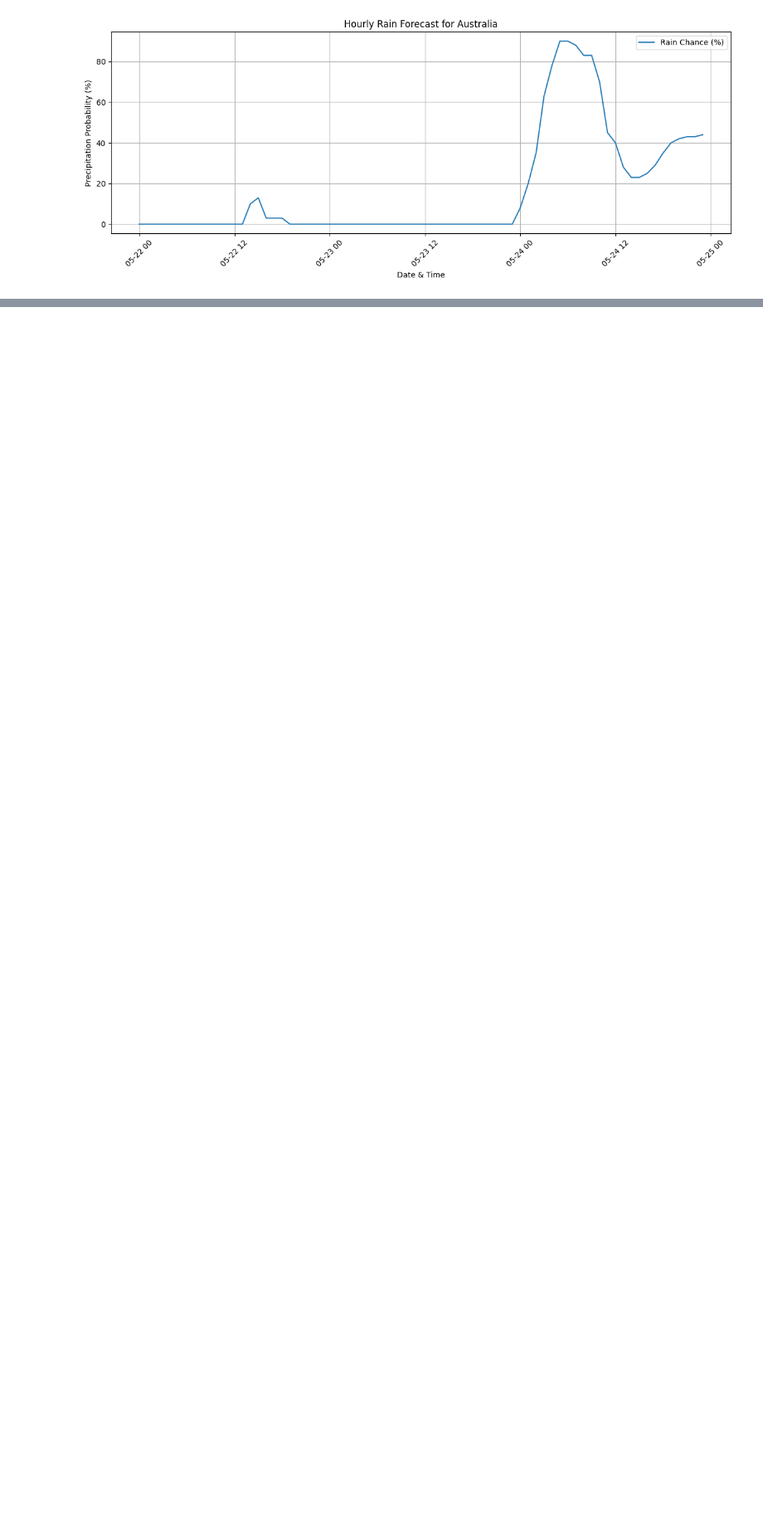
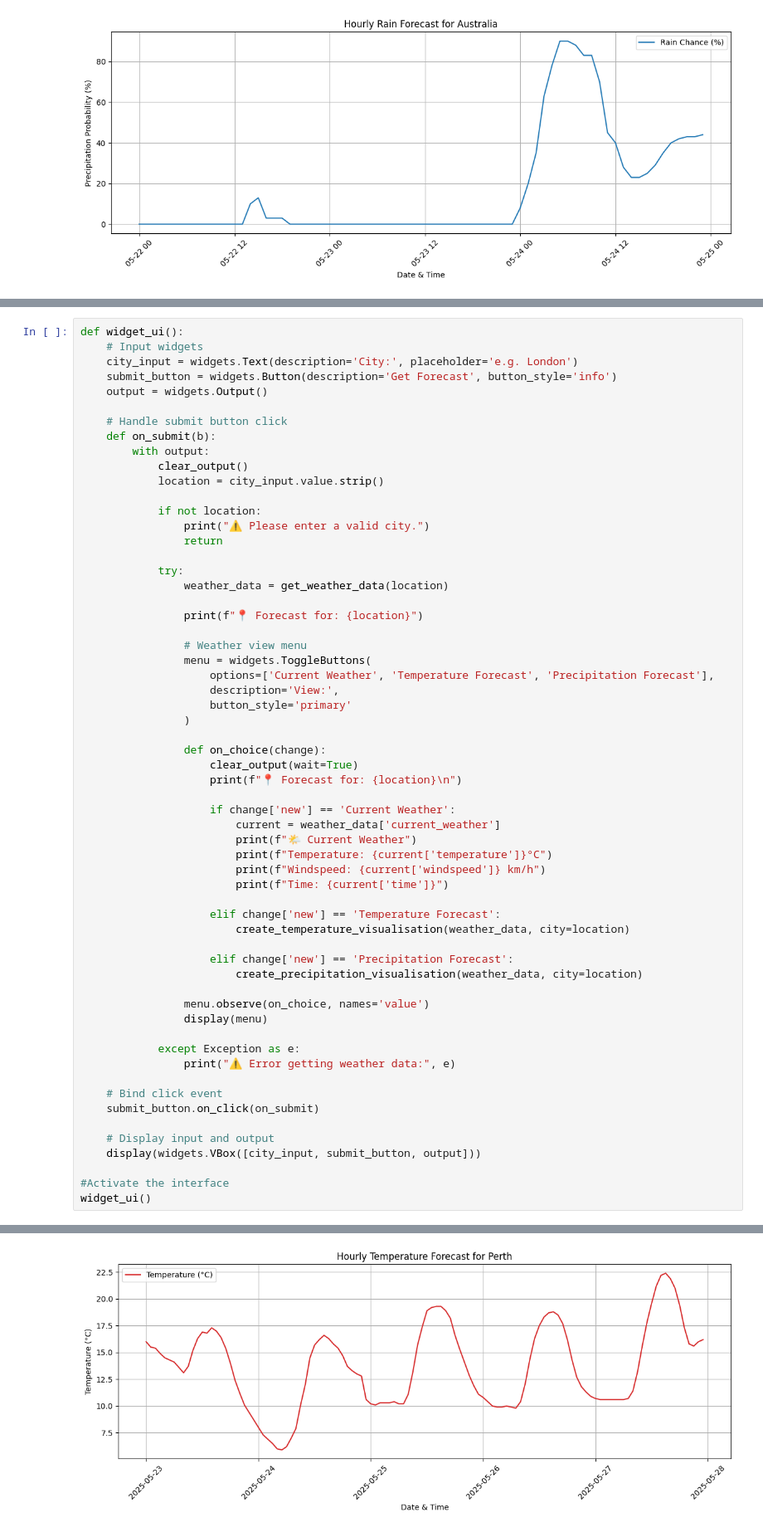
Before and after one commit to tawanamutasa/Weather-wise-Tawana-mutasa-, a Jupyter notebook: Weatherwise_Tawana.ipynb, the cells around one changed output, grey strips where cells are left out. Shown at 83% size. Cells and saved outputs as stored; diff of their text form; blank space fills up the shorter version.

Commit message:
added widget menu

```diff
--- a/Weatherwise_Tawana.ipynb
+++ b/Weatherwise_Tawana.ipynb
@@ -230,0 +170,61 @@ Please select one of the following:
+# %%
+def widget_ui():
+    # Input widgets
+    city_input = widgets.Text(description='City:', placeholder='e.g. London')
+    submit_button = widgets.Button(description='Get Forecast', button_style='info')
+    output = widgets.Output()
+
+    # Handle submit button click
+    def on_submit(b):
+        with output:
+            clear_output()
+            location = city_input.value.strip()
+
+            if not location:
+                print("⚠️ Please enter a valid city.")
+                return
+
+            try:
+                weather_data = get_weather_data(location)
+
+                print(f"📍 Forecast for: {location}")
+
+                # Weather view menu
+                menu = widgets.ToggleButtons(
+                    options=['Current Weather', 'Temperature Forecast', 'Precipitation Forecast'],
+                    description='View:',
+                    button_style='primary'
+                )
+
+                def on_choice(change):
+                    clear_output(wait=True)
+                    print(f"📍 Forecast for: {location}\n")
+
+                    if change['new'] == 'Current Weather':
+                        current = weather_data['current_weather']
+                        print(f"🌤 Current Weather")
+                        print(f"Temperature: {current['temperature']}°C")
+                        print(f"Windspeed: {current['windspeed']} km/h")
+                        print(f"Time: {current['time']}")
+
+                    elif change['new'] == 'Temperature Forecast':
+                        create_temperature_visualisation(weather_data, city=location)
+
+                    elif change['new'] == 'Precipitation Forecast':
+                        create_precipitation_visualisation(weather_data, city=location)
+
+                menu.observe(on_choice, names='value')
+                display(menu)
+
+            except Exception as e:
+                print("⚠️ Error getting weather data:", e)
+
+    # Bind click event
+    submit_button.on_click(on_submit)
+
+    # Display input and output
+    display(widgets.VBox([city_input, submit_button, output]))
+
+#Activate the interface
+widget_ui()
+# %% [output]
@@ -230,0 +232 @@ Please select one of the following:
+[figure, added]
```
Also changed, not shown: parts of 3 cells of this notebook.
